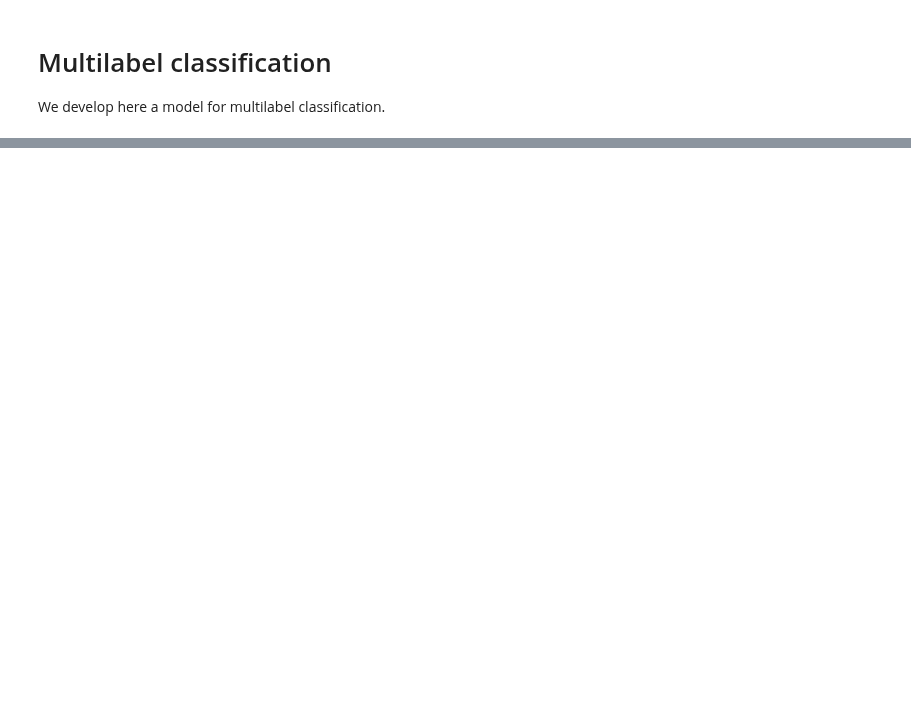
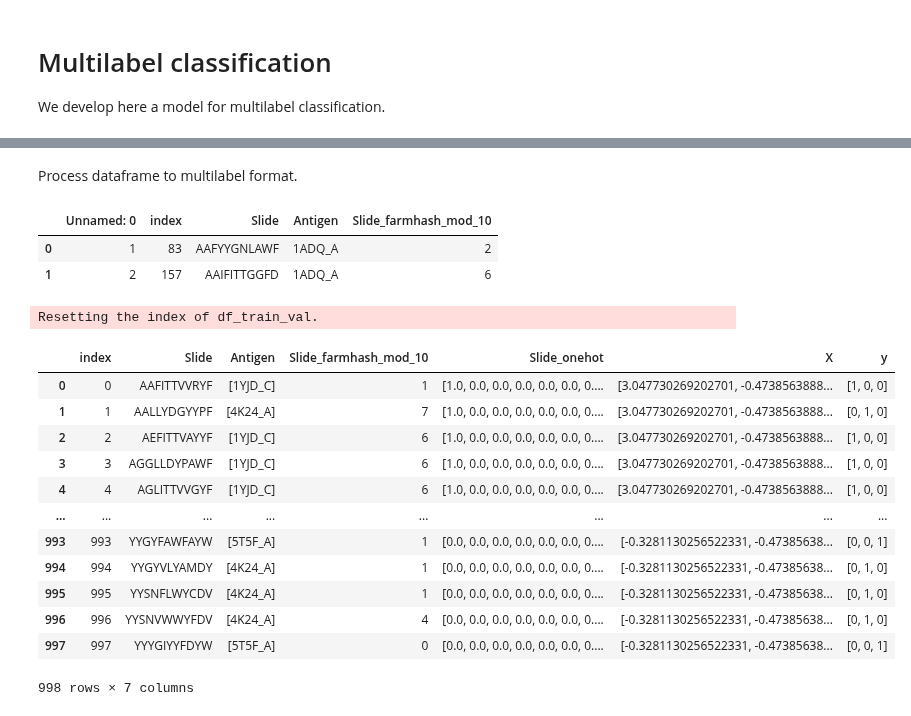
Before and after one commit to csi-greifflab/negative-class-optimization, a Jupyter notebook: notebooks/17_Absolut_Multilabel.ipynb, the cells around one changed output, grey strips where cells are left out. Saved outputs shown, nothing was run; the diff lists cells and outputs as text; code cells hidden in the pictures; blank space fills up the shorter version.

```diff
--- a/notebooks/17_Absolut_Multilabel.ipynb
+++ b/notebooks/17_Absolut_Multilabel.ipynb
@@ -38,0 +125,8 @@ tensor(0.6978, grad_fn=<BinaryCrossEntropyBackward0>)
+# %% [markdown]
+Process dataframe to multilabel format.
+# %%
+df_train_val.head(2)
+# %% [output]
+|  | Unnamed: 0 | index | Slide | Antigen | Slide_farmhash_mod_10 |
+| 0 | 1 | 83 | AAFYYGNLAWF | 1ADQ_A | 2 |
+| 1 | 2 | 157 | AAIFITTGGFD | 1ADQ_A | 6 |
@@ -38,0 +140,24 @@ tensor(0.6978, grad_fn=<BinaryCrossEntropyBackward0>)
+# %%
+df, scaler, encoder = preprocessing.preprocess_df_for_multilabel(
+    df_train_val,
+    ags=["1YJD_C", "4K24_A", "5T5F_A",],
+    sample=1000,
+)
+# %% [output]
+Resetting the index of df_train_val.
+# %%
+df
+# %% [output]
+|  | index | Slide | Antigen | Slide_farmhash_mod_10 | Slide_onehot | X | y |
+| 0 | 0 | AAFITTVVRYF | [1YJD_C] | 1 | [1.0, 0.0, 0.0, 0.0, 0.0, 0.0, 0.... | [3.047730269202701, -0.4738563888... | [1, 0, 0] |
+| 1 | 1 | AALLYDGYYPF | [4K24_A] | 7 | [1.0, 0.0, 0.0, 0.0, 0.0, 0.0, 0.... | [3.047730269202701, -0.4738563888... | [0, 1, 0] |
+| 2 | 2 | AEFITTVAYYF | [1YJD_C] | 6 | [1.0, 0.0, 0.0, 0.0, 0.0, 0.0, 0.... | [3.047730269202701, -0.4738563888... | [1, 0, 0] |
+| 3 | 3 | AGGLLDYPAWF | [1YJD_C] | 6 | [1.0, 0.0, 0.0, 0.0, 0.0, 0.0, 0.... | [3.047730269202701, -0.4738563888... | [1, 0, 0] |
+| 4 | 4 | AGLITTVVGYF | [1YJD_C] | 6 | [1.0, 0.0, 0.0, 0.0, 0.0, 0.0, 0.... | [3.047730269202701, -0.4738563888... | [1, 0, 0] |
+| ... | ... | ... | ... | ... | ... | ... | ... |
+| 993 | 993 | YYGYFAWFAYW | [5T5F_A] | 1 | [0.0, 0.0, 0.0, 0.0, 0.0, 0.0, 0.... | [-0.3281130256522331, -0.47385638... | [0, 0, 1] |
+| 994 | 994 | YYGYVLYAMDY | [4K24_A] | 1 | [0.0, 0.0, 0.0, 0.0, 0.0, 0.0, 0.... | [-0.3281130256522331, -0.47385638... | [0, 1, 0] |
+| 995 | 995 | YYSNFLWYCDV | [4K24_A] | 1 | [0.0, 0.0, 0.0, 0.0, 0.0, 0.0, 0.... | [-0.3281130256522331, -0.47385638... | [0, 1, 0] |
+| 996 | 996 | YYSNVWWYFDV | [4K24_A] | 4 | [0.0, 0.0, 0.0, 0.0, 0.0, 0.0, 0.... | [-0.3281130256522331, -0.47385638... | [0, 1, 0] |
+| 997 | 997 | YYYGIYYFDYW | [5T5F_A] | 0 | [0.0, 0.0, 0.0, 0.0, 0.0, 0.0, 0.... | [-0.3281130256522331, -0.47385638... | [0, 0, 1] |
+998 rows × 7 columns
```
Also changed, not shown: parts of 13 cells of this notebook, 9 other files.
